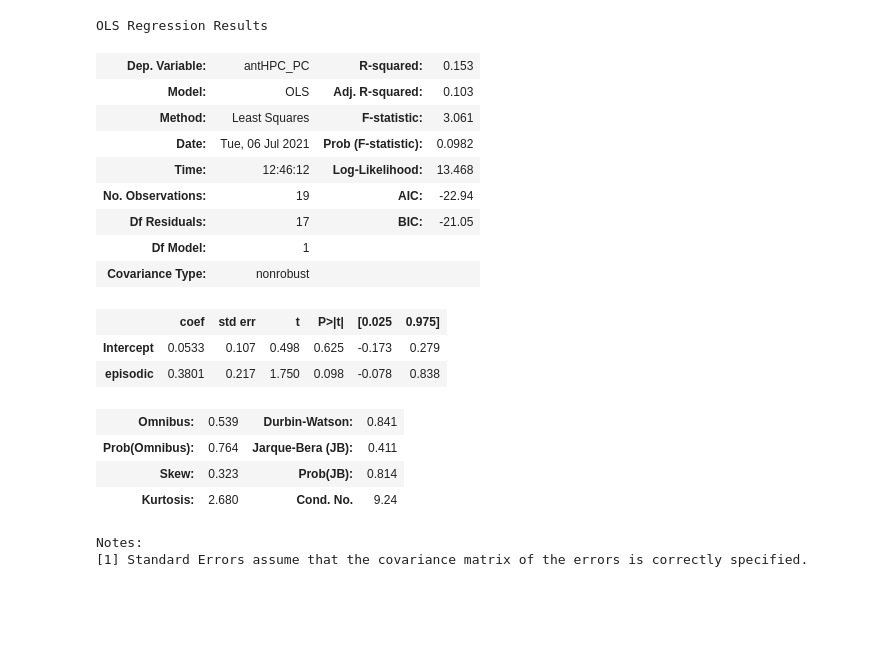
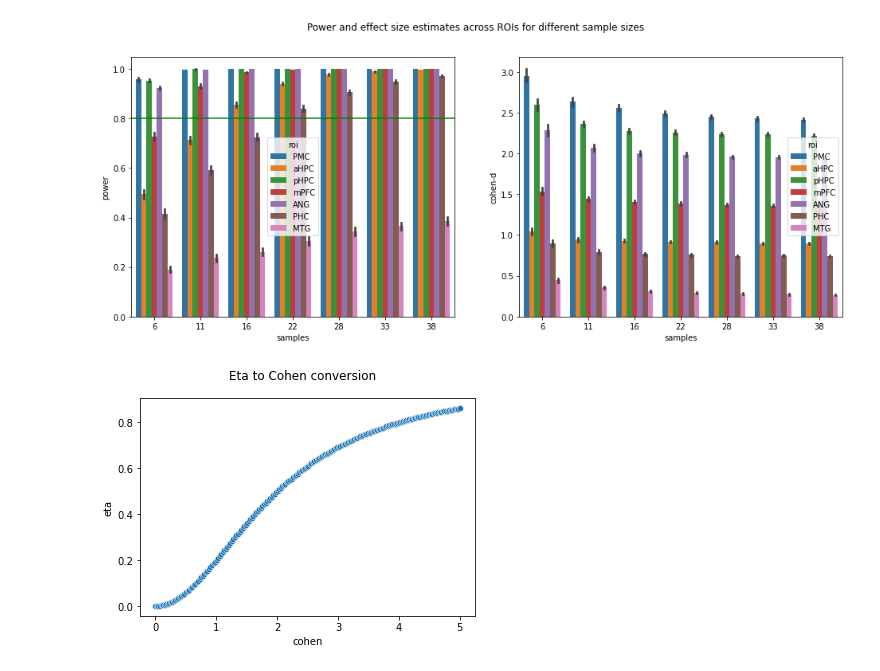
Before and after one commit to tonydutcher/power_analysis, a Jupyter notebook: power_analysis.ipynb, the cells around one changed output. Cells and saved outputs as stored; diff of their text form; code cells hidden in the pictures; blank space fills up the shorter version.

Commit message:
completed adults

```diff
--- a/power_analysis.ipynb
+++ b/power_analysis.ipynb
@@ -1,9 +1,11 @@
 # %%
+# load modules
+import os
+import matplotlib.pyplot as plt
 import pandas as pd
 import numpy as np
 import seaborn as sns
-
-conn_kids_HP_PAR = 'conn_ant-PC_child_riggins_etal_2016.csv'
-uni_adults_PAR = 'ofen_2012_parietal_mem_resp_adults.csv'
-uni_kids_PAR = 'ofen_2012_parietal_mem_resp_kids.csv'
-rsa_kids_phpc = 'rsa_kids_fandakova_etal_2019.csv'
+from statsmodels.stats.power import FTestAnovaPower, TTestIndPower, TTestPower
+from pingouin import ttest, anova
+import pingouin as pg
+data_dir = 'plots_from_papers'
@@ -18,25 +92,38 @@ sns.regplot(x='episodic', y='antHPC_PC', data=df)
 # %%
-import statsmodels.formula.api as smf
-results = smf.ols('antHPC_PC ~ episodic', data=df).fit()
-results.summary()
+nsim = 1000
+adult_file = 'reagh_2020_adults/reagh_2020_adults_boundary.csv'
+full_file = os.path.join(data_dir, adult_file)
+df = pd.read_csv(full_file, sep='\s+', index_col=False)
+rois = ['PMC', 'aHPC', 'pHPC', 'mPFC', 'ANG', 'PHC', 'MTG']
+test_list = list()
+for frac in [0.05, 0.1, 0.15, 0.2, 0.25, 0.3, 0.35]:
+    for sim in range(nsim):
+        sdf = df.sample(frac=frac)
+        for roi in rois:
+            tt = ttest(sdf.loc[:, roi].values, 0)
+            tt['roi'] = roi
+            tt['samples'] = len(sdf)
+            test_list.append(tt)
+
+univariate_tt_full = pd.concat(test_list)
-# %% [output]
-OLS Regression Results
-| Dep. Variable: | antHPC_PC | R-squared: | 0.153 |
-| Model: | OLS | Adj. R-squared: | 0.103 |
-| Method: | Least Squares | F-statistic: | 3.061 |
-| Date: | Tue, 06 Jul 2021 | Prob (F-statistic): | 0.0982 |
-| Time: | 12:46:12 | Log-Likelihood: | 13.468 |
-| No. Observations: | 19 | AIC: | -22.94 |
-| Df Residuals: | 17 | BIC: | -21.05 |
-| Df Model: | 1 |  |  |
-| Covariance Type: | nonrobust |  |  |
-|  | coef | std err | t | P>|t| | [0.025 | 0.975] |
-| Intercept | 0.0533 | 0.107 | 0.498 | 0.625 | -0.173 | 0.279 |
-| episodic | 0.3801 | 0.217 | 1.750 | 0.098 | -0.078 | 0.838 |
-| Omnibus: | 0.539 | Durbin-Watson: | 0.841 |
-| Prob(Omnibus): | 0.764 | Jarque-Bera (JB): | 0.411 |
-| Skew: | 0.323 | Prob(JB): | 0.814 |
-| Kurtosis: | 2.680 | Cond. No. | 9.24 |
-Notes:
-[1] Standard Errors assume that the covariance matrix of the errors is correctly specified.
+# %%
+fig, ax = plt.subplots(1, 2, figsize=(16,6))
+sns.barplot(ax=ax[0], data=univariate_tt_full, x='samples', y='power', hue='roi')
+sns.barplot(ax=ax[1], data=univariate_tt_full, x='samples', y='cohen-d', hue='roi')
+ax[0].axhline(0.8, color='g')
+fig.suptitle('Power and effect size estimates across ROIs for different sample sizes')
+# %% [output]
+[figure, added]
+# %%
+cohens_list = list()
+cohens = np.linspace(0,5,200)
+for cohen in cohens:
+    eta = pg.convert_effsize(cohen, 'cohen', 'eta-square')
+    cohens_list.append([eta, cohen])
+conversion = pd.DataFrame(cohens_list, columns = ['eta', 'cohen'])
+sns.scatterplot(conversion.cohen, conversion.eta)
+plt.suptitle('Eta to Cohen conversion')
+None
+# %% [output]
+[figure, added]
 # %%
```
Also changed, not shown: parts of 30 cells of this notebook.
